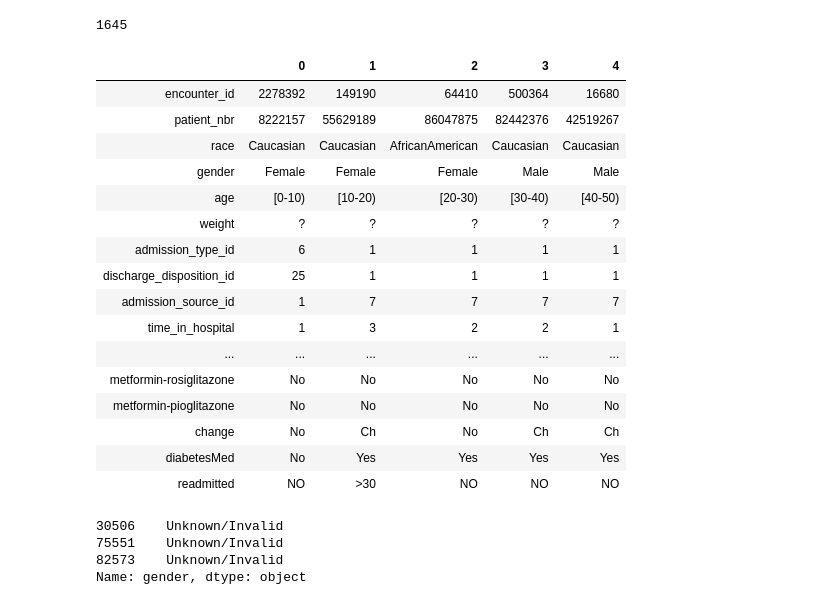
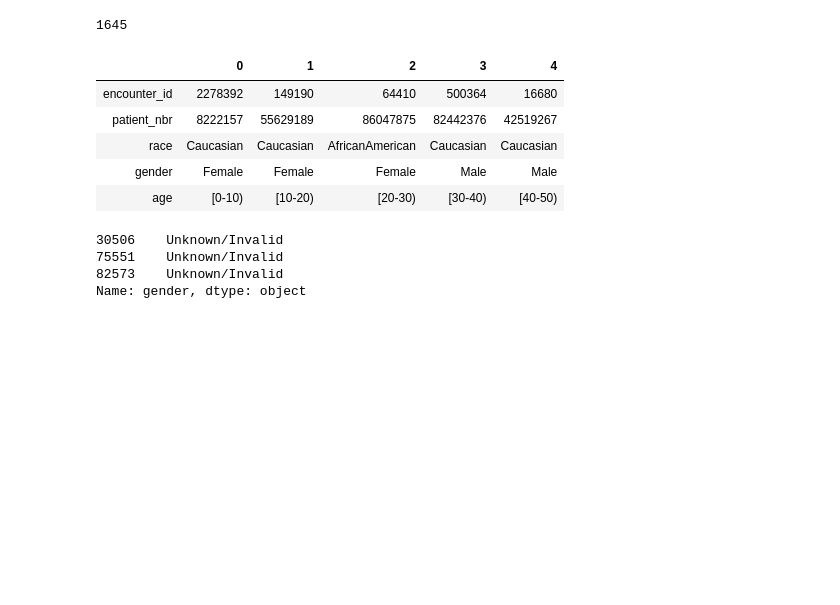
Before and after one commit to borkostolo/healthcare, a Jupyter notebook: dev/charlie/healthcare2.ipynb, the cells around one changed output. Cells and saved outputs as stored; diff of their text form; code cells hidden in the pictures; blank space fills up the shorter version.

```diff
--- a/dev/charlie/healthcare2.ipynb
+++ b/dev/charlie/healthcare2.ipynb
@@ -88,25 +105,14 @@ diabdata.diag_1.str.contains('V').sum()+ diabdata.diag_1.str.contains('E').sum()
 # %% [output]
 1645
 # %%
-diabdata.head().transpose()
+diabdata.head().transpose().head()
 # %% [output]
 |  | 0 | 1 | 2 | 3 | 4 |
 | encounter_id | 2278392 | 149190 | 64410 | 500364 | 16680 |
 | patient_nbr | 8222157 | 55629189 | 86047875 | 82442376 | 42519267 |
 | race | Caucasian | Caucasian | AfricanAmerican | Caucasian | Caucasian |
 | gender | Female | Female | Female | Male | Male |
 | age | [0-10) | [10-20) | [20-30) | [30-40) | [40-50) |
-| weight | ? | ? | ? | ? | ? |
-| admission_type_id | 6 | 1 | 1 | 1 | 1 |
-| discharge_disposition_id | 25 | 1 | 1 | 1 | 1 |
-| admission_source_id | 1 | 7 | 7 | 7 | 7 |
-| time_in_hospital | 1 | 3 | 2 | 2 | 1 |
-| ... | ... | ... | ... | ... | ... |
-| metformin-rosiglitazone | No | No | No | No | No |
-| metformin-pioglitazone | No | No | No | No | No |
-| change | No | Ch | No | Ch | Ch |
-| diabetesMed | No | Yes | Yes | Yes | Yes |
-| readmitted | NO | >30 | NO | NO | NO |
 # %%
 diabdata[(diabdata['gender']!='Male') & (diabdata['gender']!='Female')]['gender']
 # %% [output]
```
Also changed, not shown: parts of 63 cells of this notebook.
